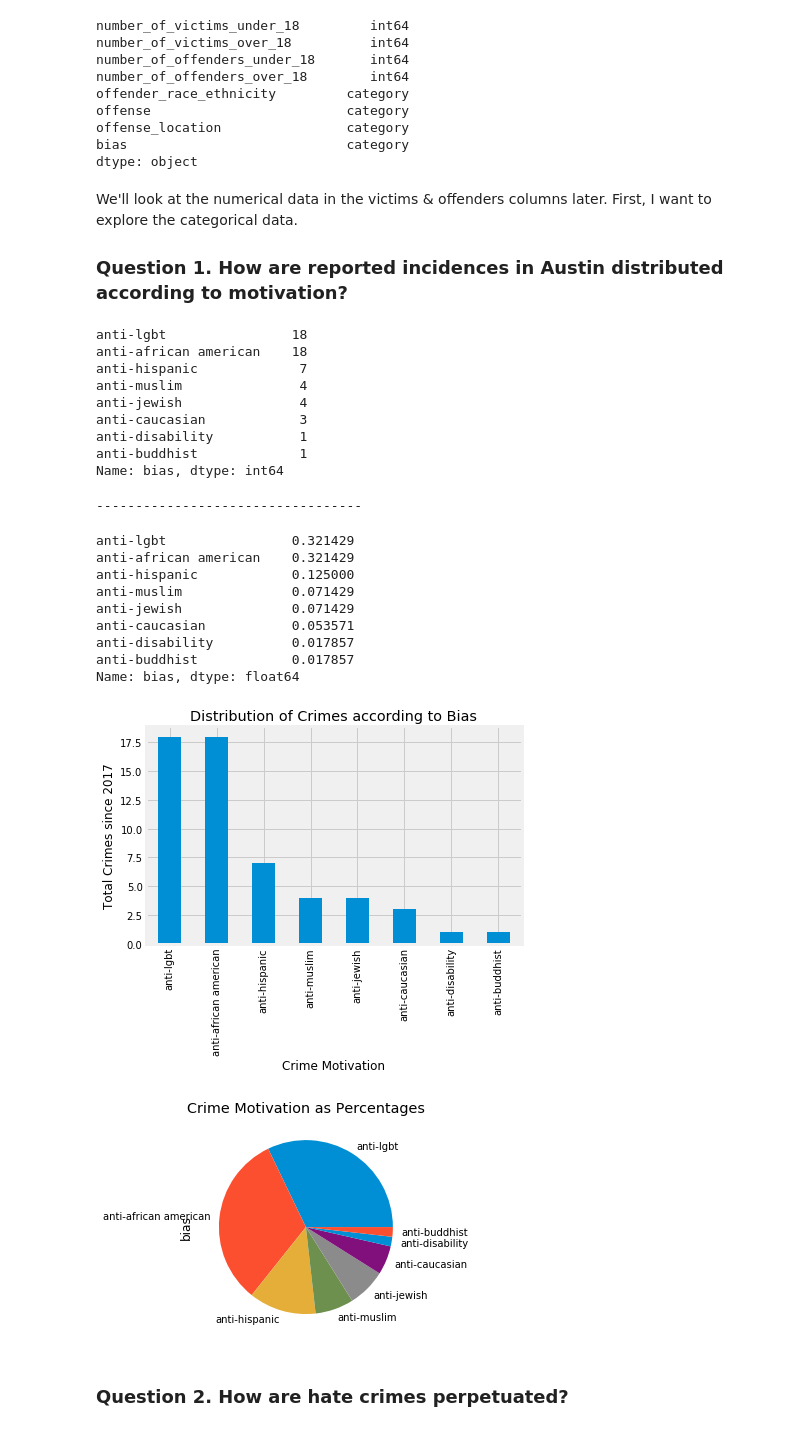
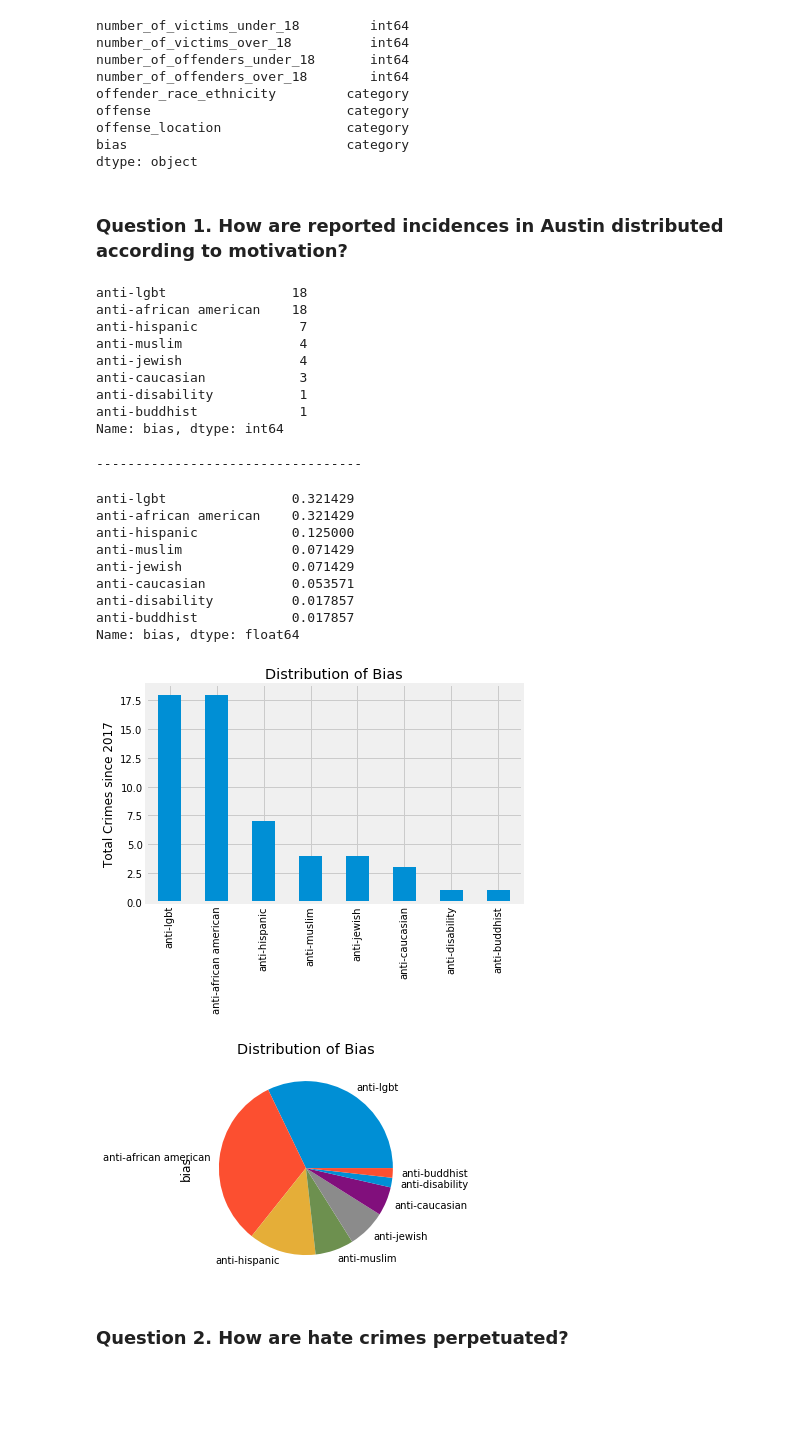
Before and after one commit to rgrantham82/Crime-Analysis, a Jupyter notebook: Exploratory Analysis/Exploratory Analysis.ipynb, the cells around one changed output. Drawn from its saved outputs; the diff is of its cells as text; code cells hidden in the pictures; blank space fills up the shorter version.

```diff
--- a/Exploratory Analysis/Exploratory Analysis.ipynb
+++ b/Exploratory Analysis/Exploratory Analysis.ipynb
@@ -104,8 +104,6 @@ offense_location                category
 bias                            category
 dtype: object
 # %% [markdown]
-We'll look at the numerical data in the victims & offenders columns later. First, I want to explore the categorical data.
-
 ### Question 1. How are reported incidences in Austin distributed according to motivation?
 # %%
 # Creating a dataframe of the biases
@@ -119,38 +117,37 @@ print('----------------------------------')
 display(df['bias'].value_counts(normalize=True))
 
 # Visualizing the bias dataframe
 bias.plot.bar()
-plt.xlabel('Crime Motivation')
 plt.ylabel('Total Crimes since 2017')
-plt.title('Distribution of Crimes according to Bias')
+plt.title('Distribution of Bias')
 plt.show()
 
 # Visualizing bias values as proportions
 bias_pct.plot.pie()
-plt.title('Crime Motivation as Percentages')
+plt.title('Distribution of Bias')
 plt.show()
 # %% [output]
 anti-lgbt                18
 anti-african american    18
 anti-hispanic             7
 anti-muslim               4
 anti-jewish               4
 anti-caucasian            3
 anti-disability           1
 anti-buddhist             1
 Name: bias, dtype: int64
 ----------------------------------
 anti-lgbt                0.321429
 anti-african american    0.321429
 anti-hispanic            0.125000
 anti-muslim              0.071429
 anti-jewish              0.071429
 anti-caucasian           0.053571
 anti-disability          0.017857
 anti-buddhist            0.017857
 Name: bias, dtype: float64
-[figure, old version]
+[figure, new version]
-[figure, old version]
+[figure, new version]
 # %% [markdown]
 ### Question 2. How are hate crimes perpetuated?
 # %%
```
Also changed, not shown: parts of 4 cells of this notebook.
